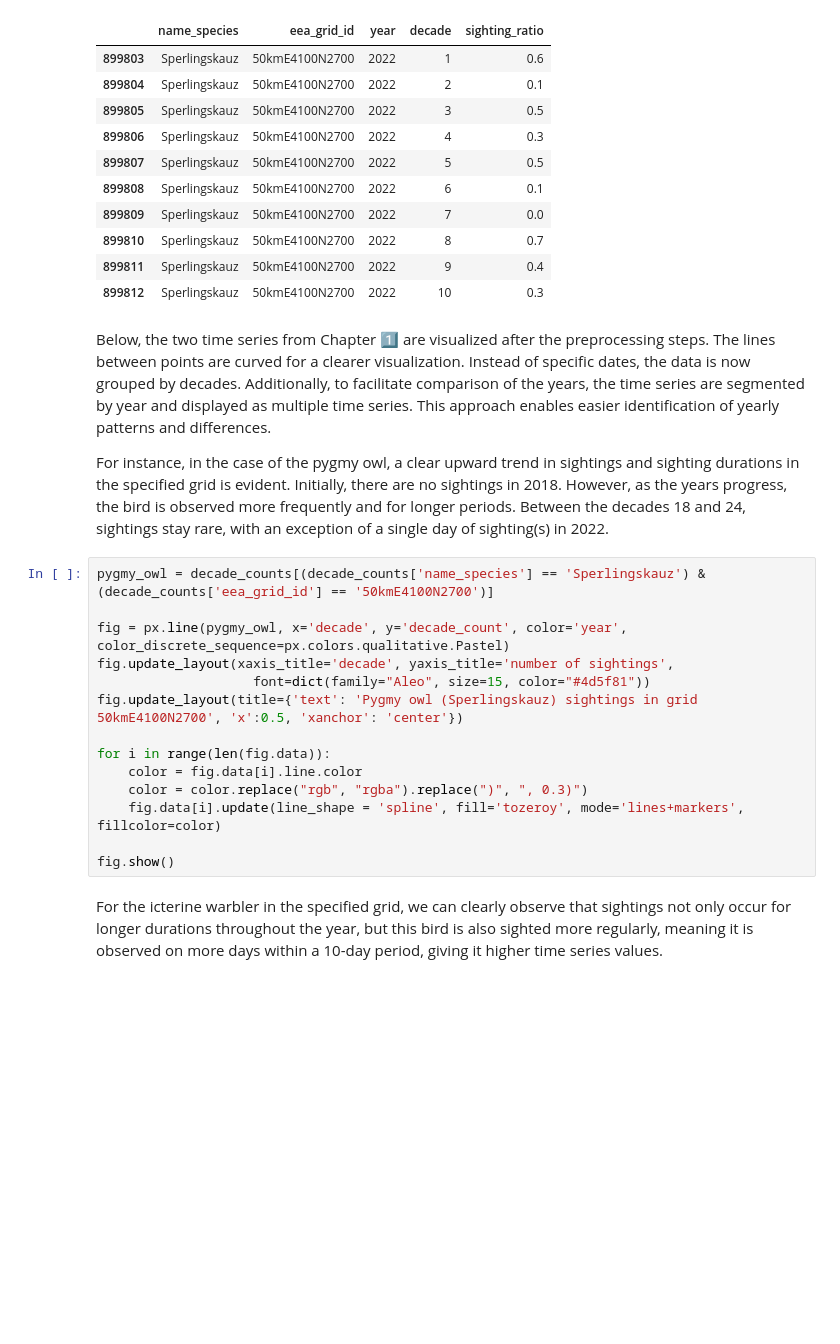
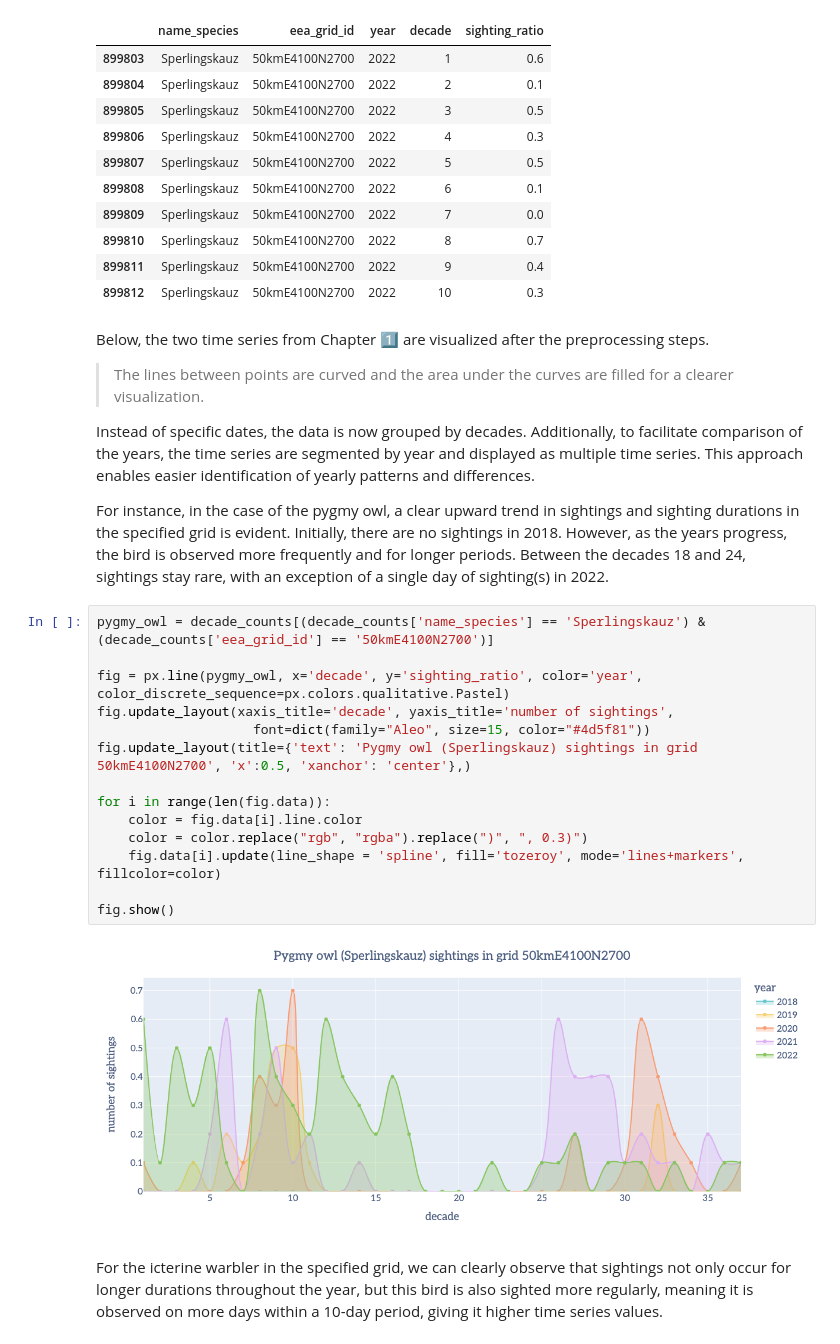
Before and after one commit to marinasie/bird-sighting-validation, a Jupyter notebook: marina/04_drift_analysis/06_time_series_decade_smoothing.ipynb, the cells around one changed output. Cells and saved outputs as stored; diff of their text form; blank space fills up the shorter version.

Commit message:
adapt visualizations for GitHub

```diff
--- a/marina/04_drift_analysis/06_time_series_decade_smoothing.ipynb
+++ b/marina/04_drift_analysis/06_time_series_decade_smoothing.ipynb
@@ -113,23 +117,28 @@ decade_counts[pygmy_owl_filter].head(10)
 | 899811 | Sperlingskauz | 50kmE4100N2700 | 2022 | 9 | 0.4 |
 | 899812 | Sperlingskauz | 50kmE4100N2700 | 2022 | 10 | 0.3 |
 # %% [markdown]
-Below, the two time series from Chapter 1️⃣ are visualized after the preprocessing steps. The lines between points are curved for a clearer visualization. Instead of specific dates, the data is now grouped by decades. Additionally, to facilitate comparison of the years, the time series are segmented by year and displayed as multiple time series. This approach enables easier identification of yearly patterns and differences.
+Below, the two time series from Chapter 1️⃣ are visualized after the preprocessing steps.
+> The lines between points are curved and the area under the curves are filled for a clearer visualization.
+
+Instead of specific dates, the data is now grouped by decades. Additionally, to facilitate comparison of the years, the time series are segmented by year and displayed as multiple time series. This approach enables easier identification of yearly patterns and differences.
 
 For instance, in the case of the pygmy owl, a clear upward trend in sightings and sighting durations in the specified grid is evident. Initially, there are no sightings in 2018. However, as the years progress, the bird is observed more frequently and for longer periods. Between the decades 18 and 24, sightings stay rare, with an exception of a single day of sighting(s) in 2022.
 # %%
 pygmy_owl = decade_counts[(decade_counts['name_species'] == 'Sperlingskauz') & (decade_counts['eea_grid_id'] == '50kmE4100N2700')]
 
-fig = px.line(pygmy_owl, x='decade', y='decade_count', color='year', color_discrete_sequence=px.colors.qualitative.Pastel)
+fig = px.line(pygmy_owl, x='decade', y='sighting_ratio', color='year', color_discrete_sequence=px.colors.qualitative.Pastel)
 fig.update_layout(xaxis_title='decade', yaxis_title='number of sightings',
                     font=dict(family="Aleo", size=15, color="#4d5f81"))
-fig.update_layout(title={'text': 'Pygmy owl (Sperlingskauz) sightings in grid 50kmE4100N2700', 'x':0.5, 'xanchor': 'center'})
+fig.update_layout(title={'text': 'Pygmy owl (Sperlingskauz) sightings in grid 50kmE4100N2700', 'x':0.5, 'xanchor': 'center'},)
 
 for i in range(len(fig.data)):
     color = fig.data[i].line.color
     color = color.replace("rgb", "rgba").replace(")", ", 0.3)")
     fig.data[i].update(line_shape = 'spline', fill='tozeroy', mode='lines+markers', fillcolor=color)
 
 fig.show()
+# %% [output]
+[figure, added]
 # %% [markdown]
 For the icterine warbler in the specified grid, we can clearly observe that sightings not only occur for longer durations throughout the year, but this bird is also sighted more regularly, meaning it is observed on more days within a 10-day period, giving it higher time series values.
 # %%
```
Also changed, not shown: parts of 3 cells of this notebook.
